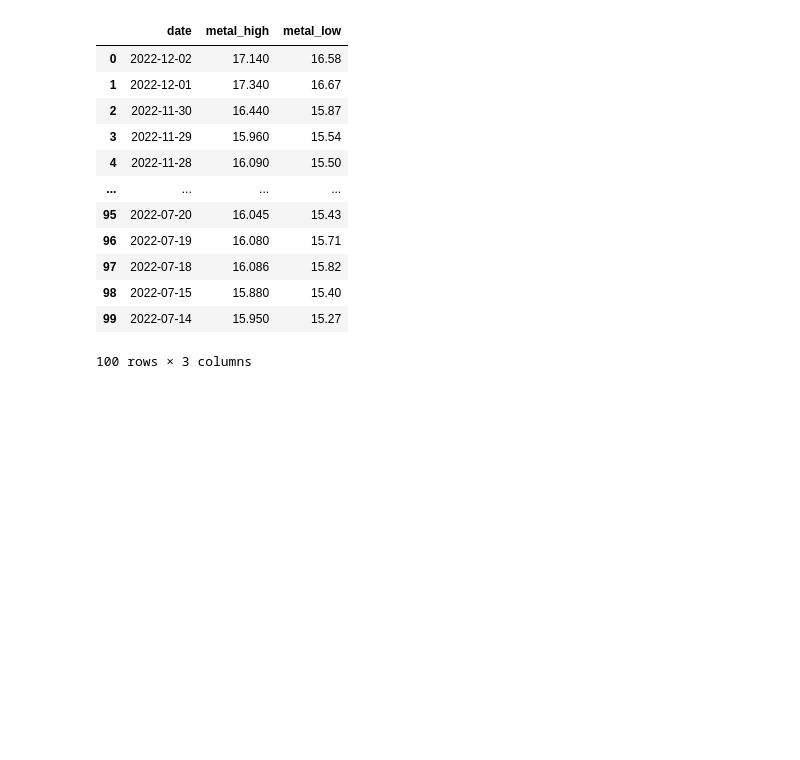
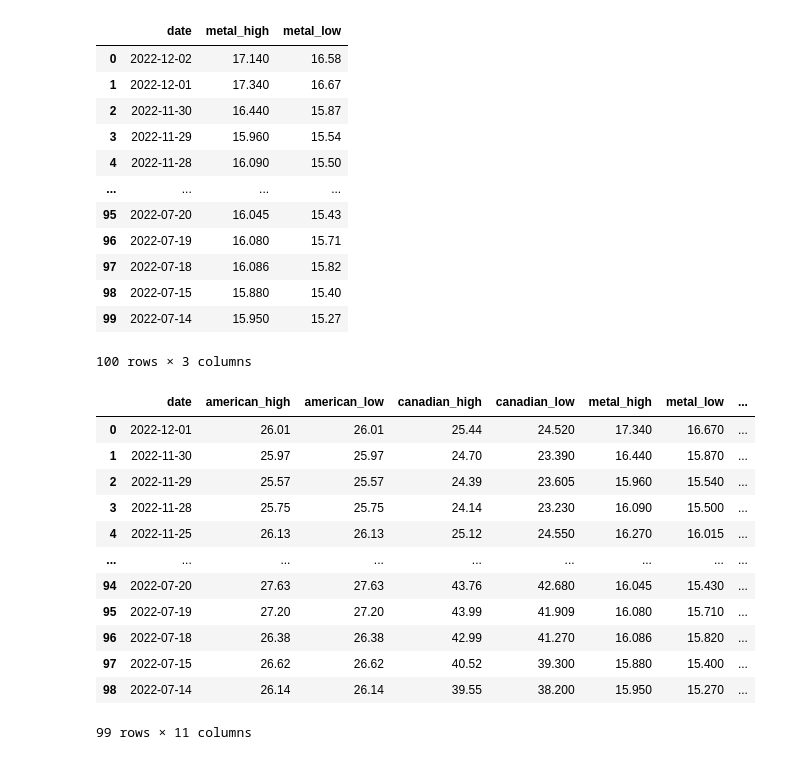
Before and after one commit to AIDA-Saskatchewan-polytechnic/Final_project_by_Naveen-Nilesh, a Jupyter notebook: Source/final_project.ipynb, the cells around one changed output. Drawn from its saved outputs; the diff is of its cells as text; code cells hidden in the pictures; blank space fills up the shorter version.

Commit message:
Merging all stocks dataFrame

```diff
--- a/Source/final_project.ipynb
+++ b/Source/final_project.ipynb
@@ -289,3 +289,21 @@ dataFrame_precious_metals
 | 98 | 2022-07-15 | 15.880 | 15.40 |
 | 99 | 2022-07-14 | 15.950 | 15.27 |
 100 rows × 3 columns
+# %%
+#Merging all stocks dataFrame
+dataFrame_stocks = dataFrame_american.merge(dataFrame_canadian, on="date").merge(dataFrame_precious_metals, on="date").merge(dataFrame_real_estate,on="date").merge(dataFrame_travel,on="date")
+dataFrame_stocks
+# %% [output]
+|  | date | american_high | american_low | canadian_high | canadian_low | metal_high | metal_low | ... |
+| 0 | 2022-12-01 | 26.01 | 26.01 | 25.44 | 24.520 | 17.340 | 16.670 | ... |
+| 1 | 2022-11-30 | 25.97 | 25.97 | 24.70 | 23.390 | 16.440 | 15.870 | ... |
+| 2 | 2022-11-29 | 25.57 | 25.57 | 24.39 | 23.605 | 15.960 | 15.540 | ... |
+| 3 | 2022-11-28 | 25.75 | 25.75 | 24.14 | 23.230 | 16.090 | 15.500 | ... |
+| 4 | 2022-11-25 | 26.13 | 26.13 | 25.12 | 24.550 | 16.270 | 16.015 | ... |
+| ... | ... | ... | ... | ... | ... | ... | ... | ... |
+| 94 | 2022-07-20 | 27.63 | 27.63 | 43.76 | 42.680 | 16.045 | 15.430 | ... |
+| 95 | 2022-07-19 | 27.20 | 27.20 | 43.99 | 41.909 | 16.080 | 15.710 | ... |
+| 96 | 2022-07-18 | 26.38 | 26.38 | 42.99 | 41.270 | 16.086 | 15.820 | ... |
+| 97 | 2022-07-15 | 26.62 | 26.62 | 40.52 | 39.300 | 15.880 | 15.400 | ... |
+| 98 | 2022-07-14 | 26.14 | 26.14 | 39.55 | 38.200 | 15.950 | 15.270 | ... |
+99 rows × 11 columns
```
